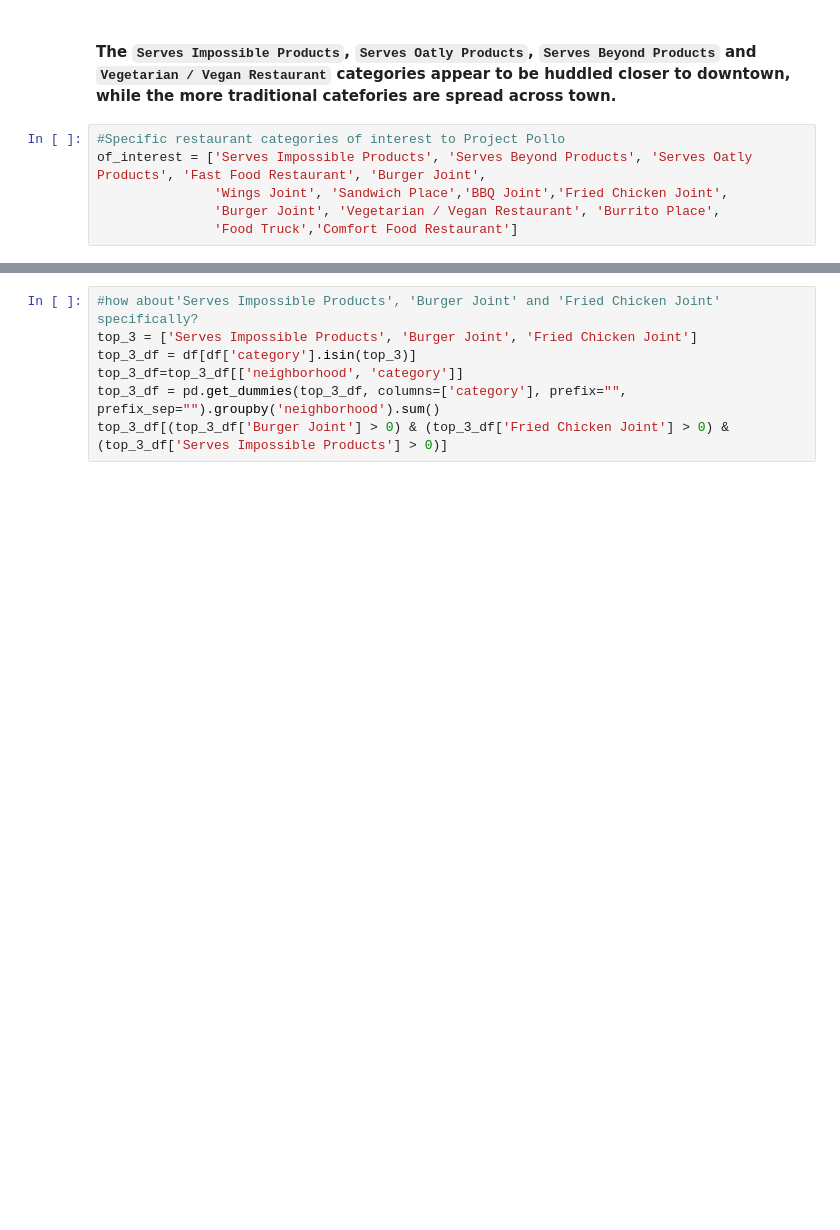
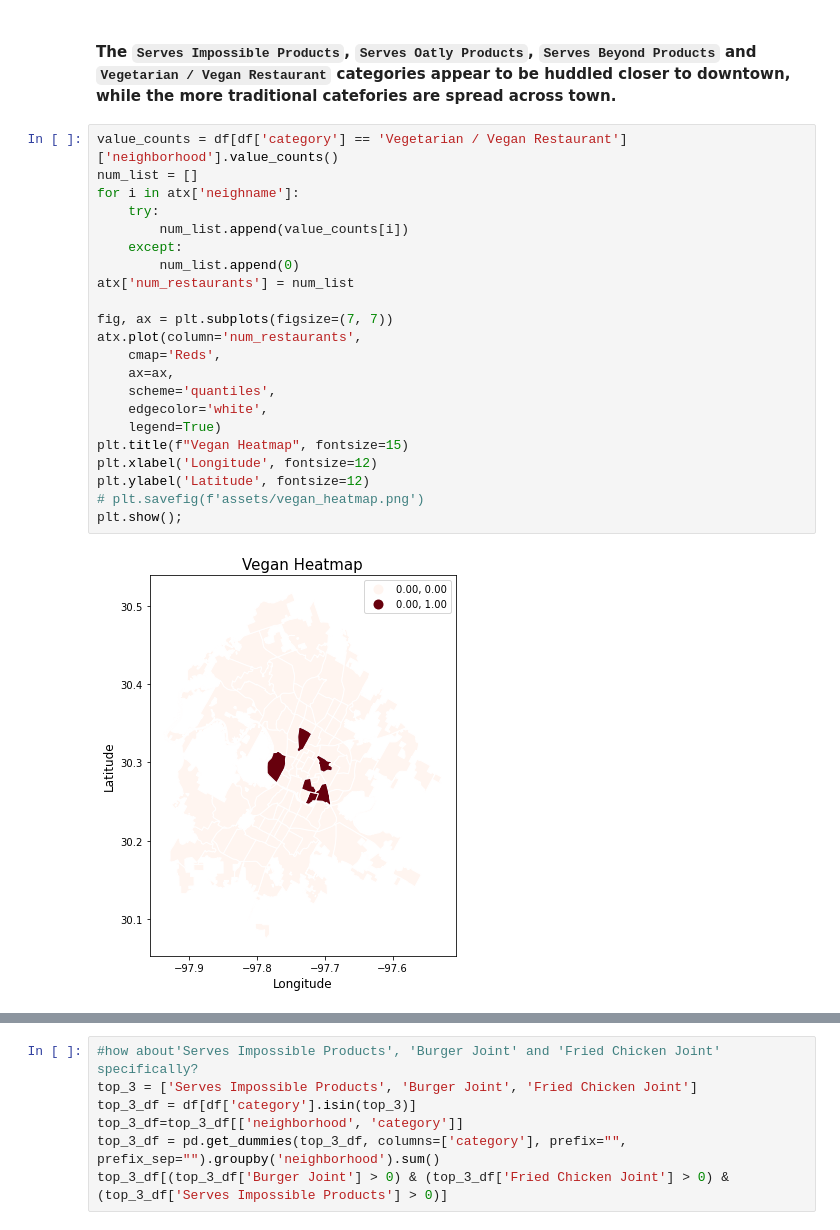
Before and after one commit to campbel94/GA-Capstone, a Jupyter notebook: eda.ipynb, the cells around one changed output, grey strips where cells are left out. Cells and saved outputs as stored; diff of their text form; blank space fills up the shorter version.

```diff
--- a/eda.ipynb
+++ b/eda.ipynb
@@ -211,11 +252,29 @@ plt.ylabel('Latitude', fontsize=15)
 # %% [markdown]
 #### The `Serves Impossible Products`, `Serves Oatly Products`, `Serves Beyond Products` and `Vegetarian / Vegan Restaurant` categories appear to be huddled closer to downtown, while the more traditional catefories are spread across town.
-# %%
-#Specific restaurant categories of interest to Project Pollo
-of_interest = ['Serves Impossible Products', 'Serves Beyond Products', 'Serves Oatly Products', 'Fast Food Restaurant', 'Burger Joint',
-               'Wings Joint', 'Sandwich Place','BBQ Joint','Fried Chicken Joint',
-               'Burger Joint', 'Vegetarian / Vegan Restaurant', 'Burrito Place',
-               'Food Truck','Comfort Food Restaurant']
+# %%
+value_counts = df[df['category'] == 'Vegetarian / Vegan Restaurant']['neighborhood'].value_counts()
+num_list = []
+for i in atx['neighname']:
+    try:
+        num_list.append(value_counts[i])
+    except:
+        num_list.append(0)
+atx['num_restaurants'] = num_list
+
+fig, ax = plt.subplots(figsize=(7, 7))
+atx.plot(column='num_restaurants',
+    cmap='Reds',
+    ax=ax,
+    scheme='quantiles',
+    edgecolor='white',
+    legend=True)
+plt.title(f"Vegan Heatmap", fontsize=15)
+plt.xlabel('Longitude', fontsize=12)
+plt.ylabel('Latitude', fontsize=12)
+# plt.savefig(f'assets/vegan_heatmap.png')
+plt.show();
+# %% [output]
+[figure, added]
 # %%
 atx = gpd.GeoDataFrame.from_file('data/Neighborhoods')
 
```
Also changed, not shown: parts of 12 cells of this notebook, 21 other files.
